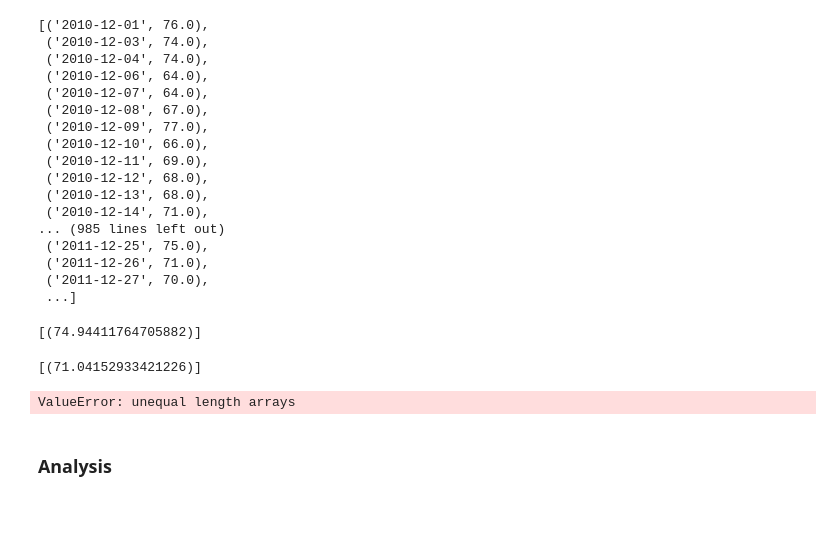
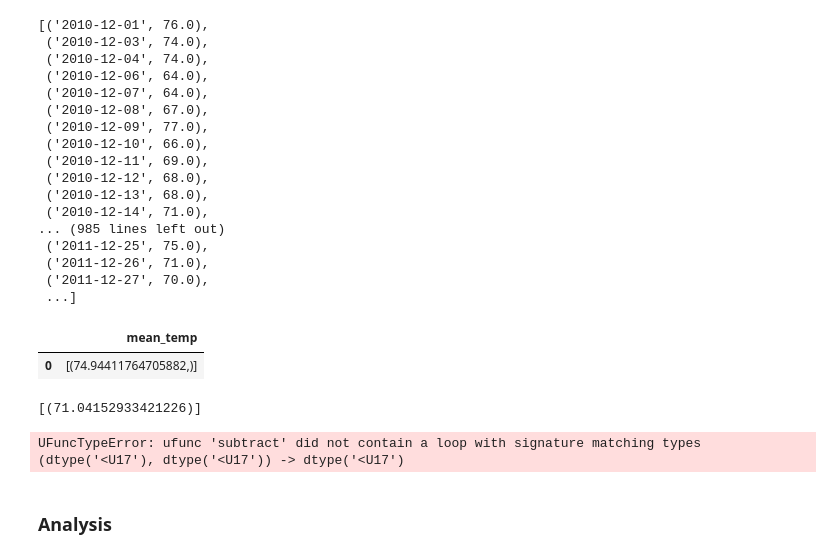
Before and after one commit to LJeanParrish/Hawaiian-Climate-Analysis, a Jupyter notebook: temp_analysis_bonus_1_starter.ipynb, the cells around one changed output. Saved outputs shown, nothing was run; the diff lists cells and outputs as text; code cells hidden in the pictures; blank space fills up the shorter version.

```diff
--- a/temp_analysis_bonus_1_starter.ipynb
+++ b/temp_analysis_bonus_1_starter.ipynb
@@ -127,9 +127,14 @@ dec_data
 # %%
 # Identify the average temperature for June
 june= session.query(func.avg(Measurement.tobs)).filter(func.strftime('%m',Measurement.date) == '06').all()
-june
+
+#df['colname'].str.replace(" ," , "")
+june_df = pd.DataFrame({"mean_temp":[june]})
+june_df['mean_temp'].str.replace("(", "")
+june_df
 # %% [output]
-[(74.94411764705882)]
+|  | mean_temp |
+| 0 | [(74.94411764705882,)] |
 # %%
 # Identify the average temperature for December
 december =session.query(func.avg(Measurement.tobs)).filter(func.strftime('%m',Measurement.date) == '12').all()
@@ -140,8 +145,8 @@ december
 # Create collections of temperature data
 # %%
 # Run paired t-test
-stats.ttest_rel(june_data, dec_data)
+stats.ttest_rel('74.94411764705882', '71.04152933421226')
 # %% [output]
-ValueError: unequal length arrays
+UFuncTypeError: ufunc 'subtract' did not contain a loop with signature matching types (dtype('<U17'), dtype('<U17')) -> dtype('<U17')
 # %% [markdown]
 ### Analysis
```
Also changed, not shown: 2 other files.
